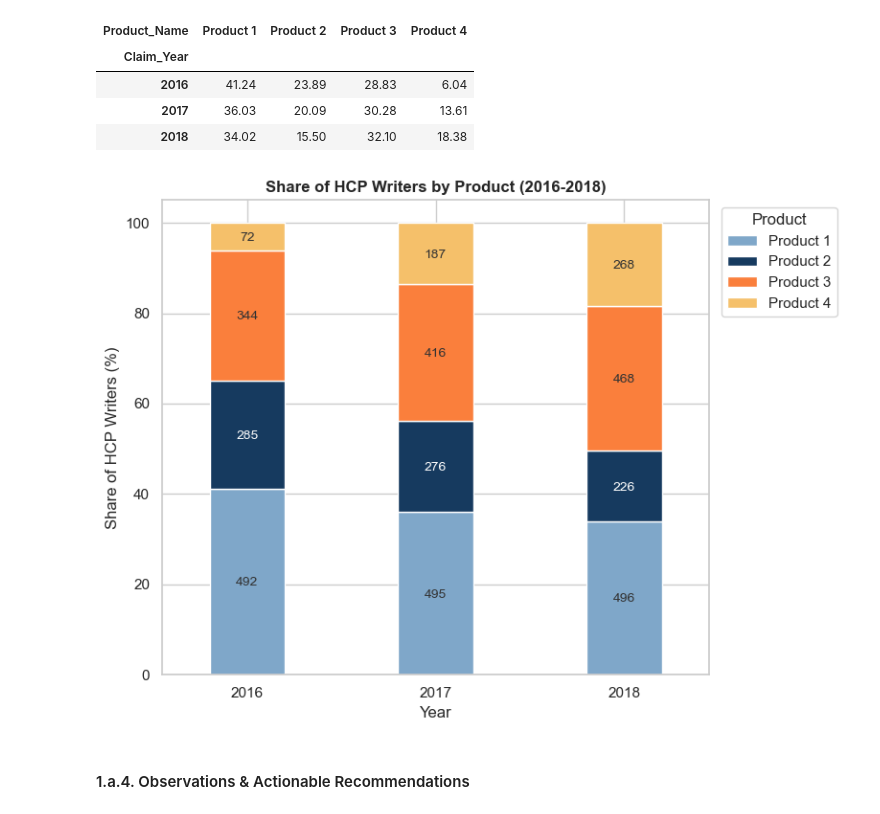
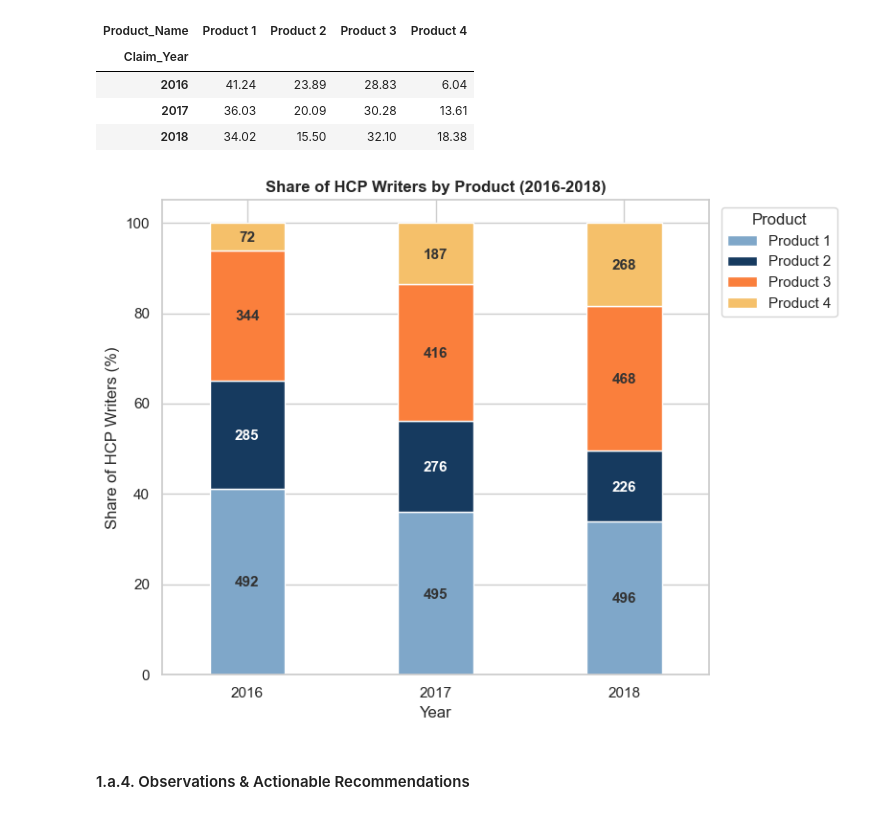
Before and after one commit to aakarsh31/BIA810-Healthcare_Anesthesia-Market-Analysis, a Jupyter notebook: BIA810_final.ipynb, the cells around one changed output. Cells and saved outputs as stored; diff of their text form; code cells hidden in the pictures.

```diff
--- a/BIA810_final.ipynb
+++ b/BIA810_final.ipynb
@@ -784,7 +784,7 @@ for product in claims_pct.columns:
         y_position = bottom + value / 2
 
         text_color = 'white' if product == 'Product 2' else '#333333'
-        ax.text(i, y_position, f'{value:.2f}%', ha='center', va='center_baseline', fontsize=10, color=text_color)
+        ax.text(i, y_position, f'{value:.2f}%', ha='center', va='center_baseline', fontsize=11, fontweight='bold', color=text_color)
 
 ax.set_title('Share of Claims by Product (2016-2018)', fontweight='bold')
 ax.set_xlabel('Year')
@@ -839,7 +839,7 @@ for product in patients_pct.columns:
         count = int(patients_pivot.loc[year, product])
 
         text_color = 'white' if product == 'Product 2' else '#333333'
-        ax.text(i, y_position, f'{count}', ha='center', va='center_baseline', fontsize=10, color=text_color)
+        ax.text(i, y_position, f'{count}', ha='center', va='center_baseline', fontsize=11, fontweight='bold', color=text_color)
 
 ax.set_title('Share of Patients by Product (2016-2018)', fontweight='bold')
 ax.set_xlabel('Year')
@@ -882,29 +882,29 @@ hcp_pct
 # %%
 # data viz for 1.a.3.
 sns.set_theme(style='whitegrid')
 fig, ax = plt.subplots(figsize=(8, 6))
 hcp_pct.plot(kind='bar', stacked=True, color=colors, width=0.4, ax=ax)
 
 for product in hcp_pct.columns:
     for i, year in enumerate(hcp_pct.index):
         value = hcp_pct.loc[year, product]
         bottom = hcp_pct.loc[year, hcp_pct.columns[:hcp_pct.columns.get_loc(product)]].sum()
         y_position = bottom + value / 2
         count = int(hcp_pivot.loc[year, product])
 
         text_color = 'white' if product == 'Product 2' else '#333333'
-        ax.text(i, y_position, f'{count}', ha='center', va='center_baseline', fontsize=10, color=text_color)
+        ax.text(i, y_position, f'{count}', ha='center', va='center_baseline', fontsize=11, fontweight='bold', color=text_color)
 
 ax.set_title('Share of HCP Writers by Product (2016-2018)', fontweight='bold')
 ax.set_xlabel('Year')
 ax.set_ylabel('Share of HCP Writers (%)')
 ax.set_xticklabels(hcp_pct.index, rotation=0)
 ax.legend(title='Product', bbox_to_anchor=(1.01, 1), loc='upper left')
 
 plt.tight_layout()
 plt.show()
 # %% [output]
-[figure, old version]
+[figure, new version]
 # %% [markdown]
 #### 1.a.4. Observations & Actionable Recommendations
 # %% [markdown]
```
Also changed, not shown: parts of 28 cells of this notebook, 1 other file.
